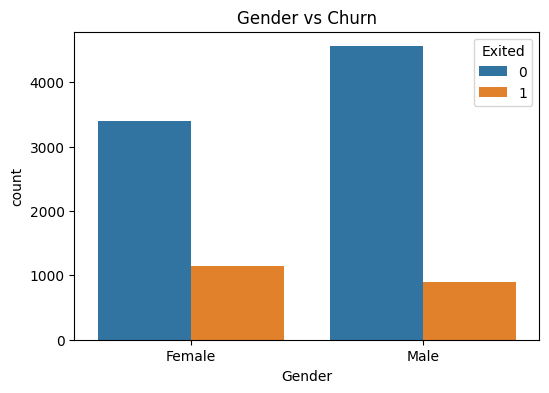
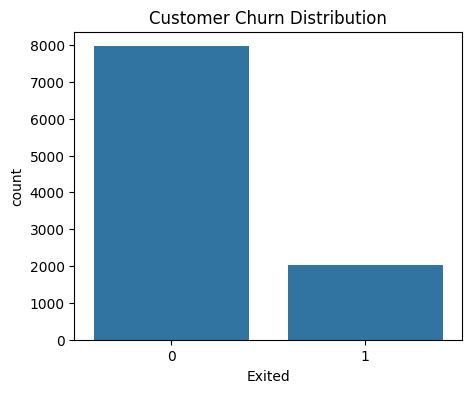
Code edit (unified diff) that turned the first committed figure into the second:
--- before
+++ after
@@ -18,4 +18,5 @@
 from sklearn.linear_model import LogisticRegression
 from sklearn.ensemble import RandomForestClassifier
+
 from sklearn.metrics import accuracy_score,confusion_matrix,classification_report,mean_absolute_error, mean_squared_error,mean_squared_error
 
@@ -73,7 +74,7 @@
 
 # Churn Distribution
-plt.figure(figsize=(6,4))
-sns.countplot(x='Gender', hue='Exited', data=df_eda)
-plt.title("Gender vs Churn")
+plt.figure(figsize=(5,4))
+sns.countplot(x='Exited', data=df)
+plt.title("Customer Churn Distribution")
 plt.show()
 
@@ -203,5 +204,4 @@
 
 # Evaluation for Model 2 (Random Forest)
-
 print("\n=== Random Forest ===")
 
@@ -211,4 +211,5 @@
 
 print("RMSE:", np.sqrt(mean_squared_error(y_test, rf_pred)))
+
 
 # -----------------------------

Commit: First Commit